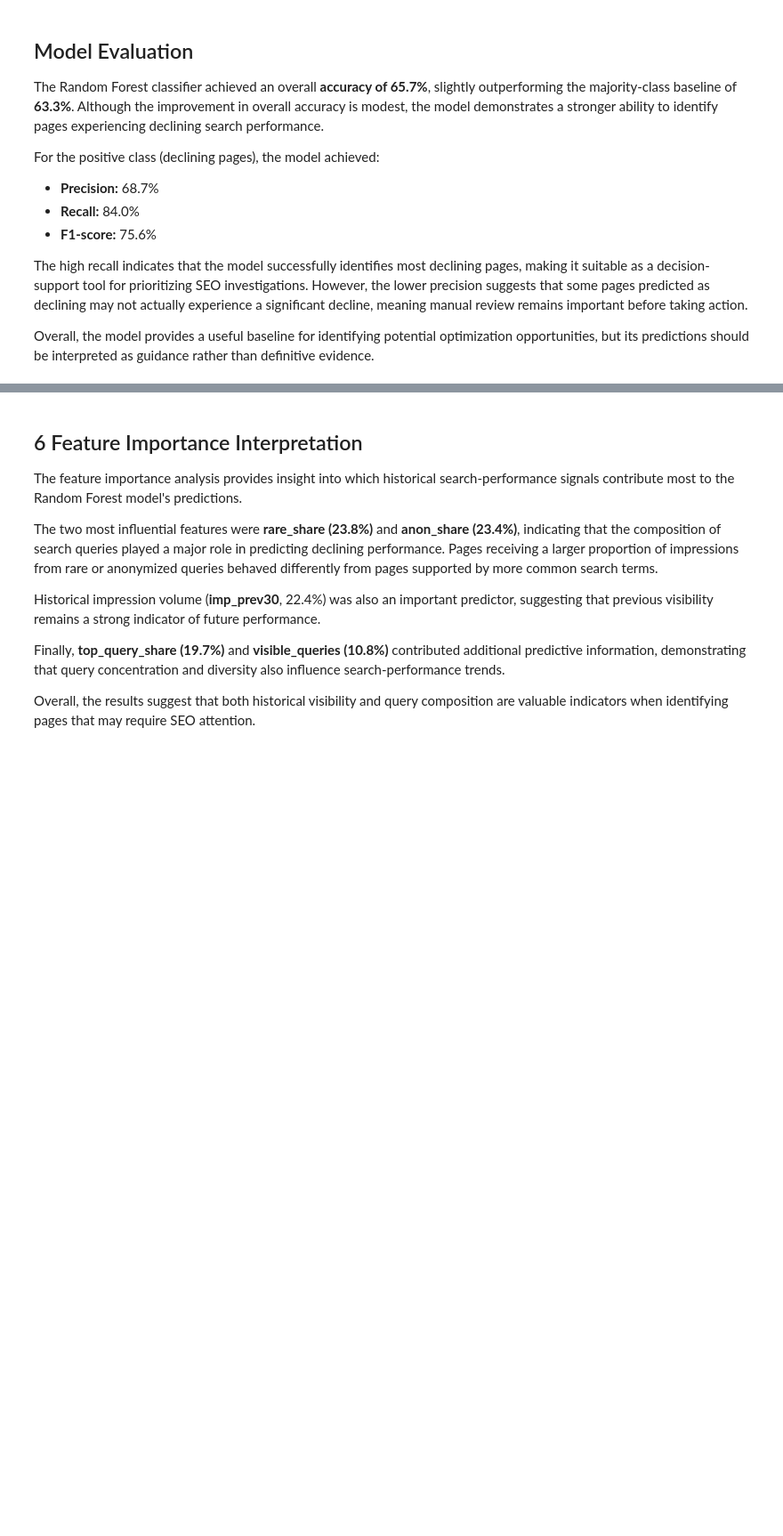
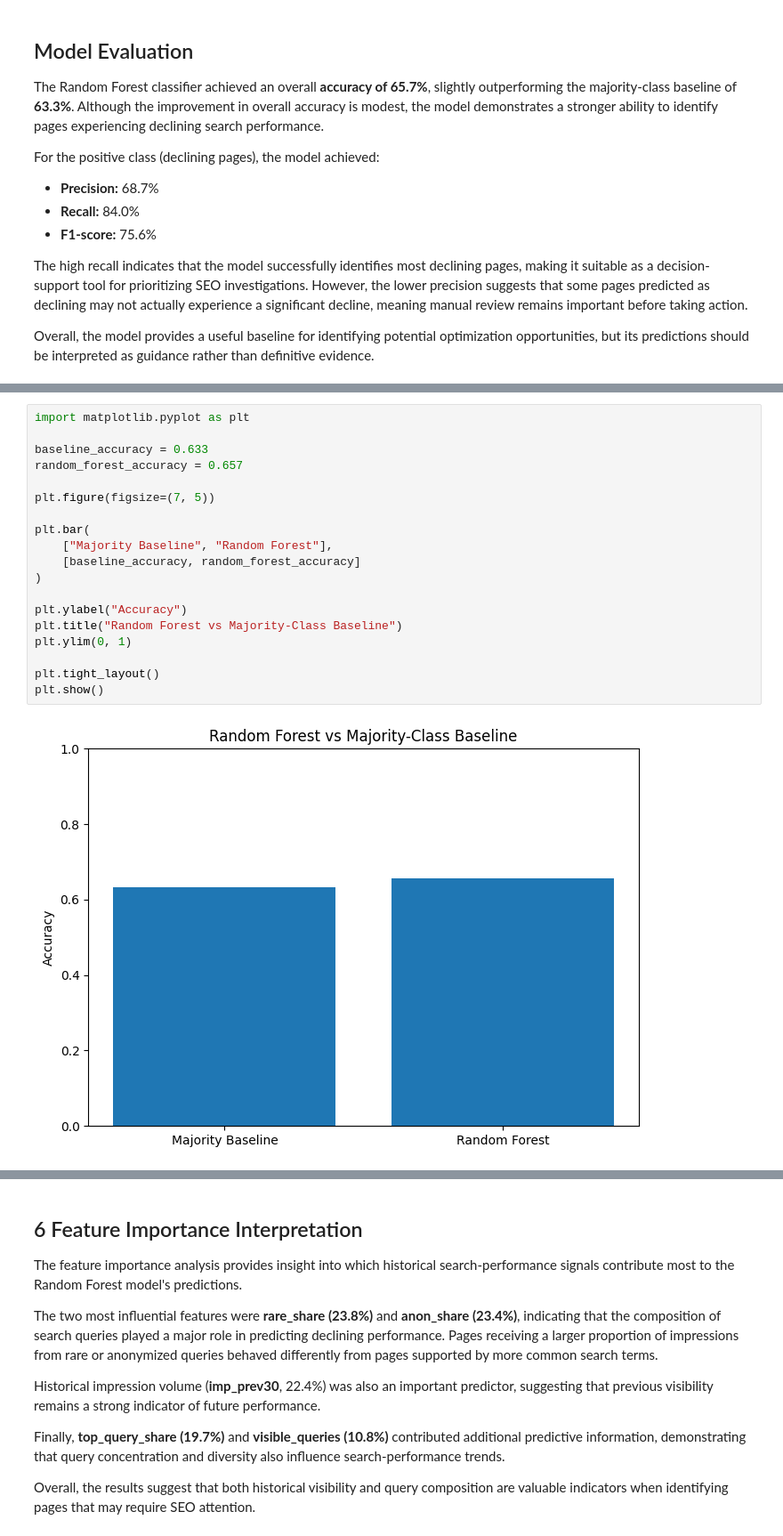
Before and after one commit to aryanks692/Flyrank-ai-Notebook, a Jupyter notebook: work/ctr__capstone.ipynb, the cells around one changed output, grey strips where cells are left out. Shown at 89% size. Saved outputs shown, nothing was run; the diff lists cells and outputs as text; blank space fills up the shorter version.

```diff
--- a/work/ctr__capstone.ipynb
+++ b/work/ctr__capstone.ipynb
@@ -287,0 +299,21 @@ Overall, the model provides a useful baseline for identifying potential optimiza
+# %%
+import matplotlib.pyplot as plt
+
+baseline_accuracy = 0.633
+random_forest_accuracy = 0.657
+
+plt.figure(figsize=(7, 5))
+
+plt.bar(
+    ["Majority Baseline", "Random Forest"],
+    [baseline_accuracy, random_forest_accuracy]
+)
+
+plt.ylabel("Accuracy")
+plt.title("Random Forest vs Majority-Class Baseline")
+plt.ylim(0, 1)
+
+plt.tight_layout()
+plt.show()
+# %% [output]
+[figure, added]
```
Also changed, not shown: parts of 9 cells of this notebook.
